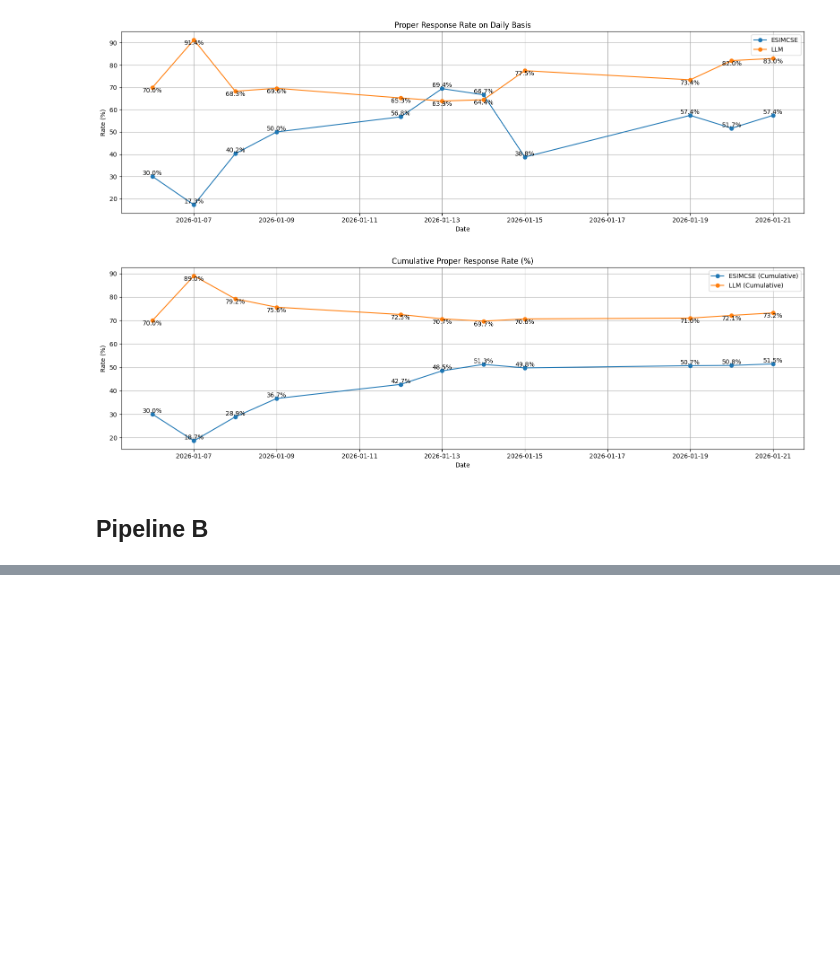
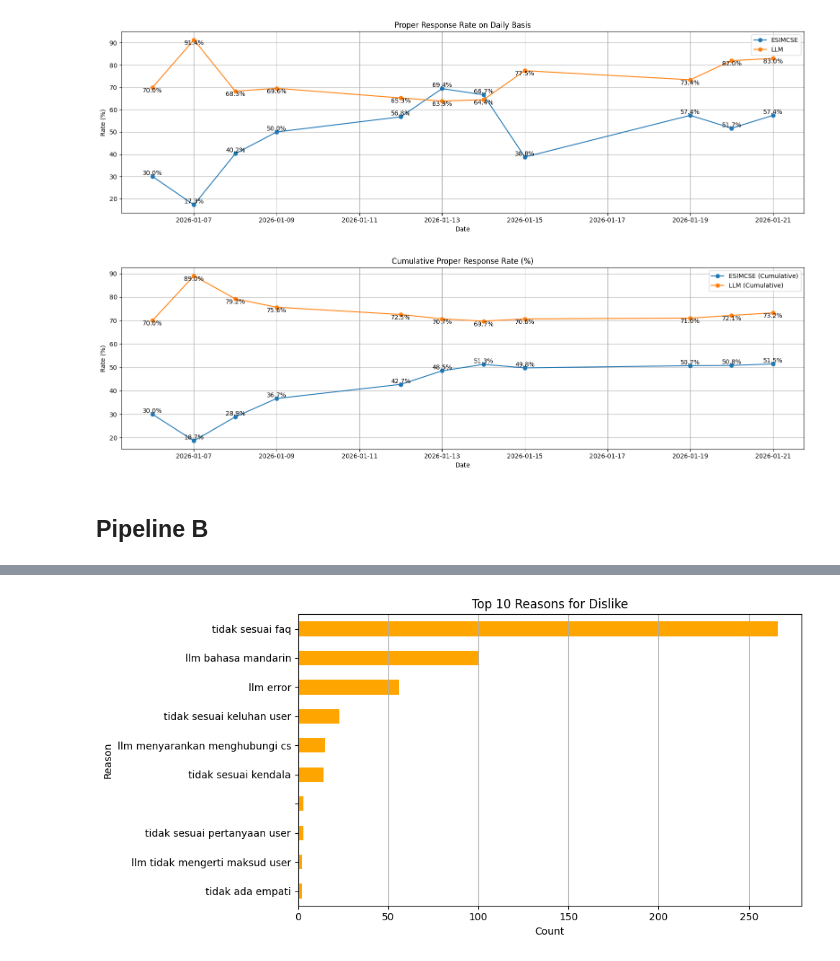
Before and after one commit to keisezrggx/ai_dashboard, a Jupyter notebook: backend/qc/read_llm_qc.ipynb, the cells around one changed output, grey strips where cells are left out. Drawn from its saved outputs; the diff is of its cells as text; code cells hidden in the pictures; blank space fills up the shorter version.

```diff
--- a/backend/qc/read_llm_qc.ipynb
+++ b/backend/qc/read_llm_qc.ipynb
@@ -385,0 +568,87 @@ plt.show()
+# %%
+import re
+import pandas as pd
+import matplotlib.pyplot as plt
+
+reason = df.loc[df['Result'] == 'Dislike'].copy()
+
+# basic clean
+s = (reason['LLM_dislike_reason']
+        .astype(str)
+        .str.lower()
+        .str.strip()
+        .str.replace(r'\s+', ' ', regex=True)
+    )
+
+# typo / normalisasi ringan (boleh tambah sesuai kebutuhan)
+s = (s
+     .str.replace(r'\beror\b', 'error', regex=True)
+     .str.replace(r'\bmandarin\b', 'mandarin', regex=True)  # placeholder kalau mau tambah typo lain
+    )
+
+reason['LLM_dislike_reason'] = s
+
+# aturan normalisasi kategori (lebih fleksibel)
+RULES = [
+
+    # --- bahasa mandarin ---
+    (r'\bbahasa\s+mandarin\b', 'llm bahasa mandarin'),
+
+    # --- error ---
+    (r'\beror\b', 'llm error'),
+    (r'\bllm\b.*\berror\b|\berror\b', 'llm error'),
+
+    # --- tidak sesuai faq ---
+    (r'(jawaban(\s+llm)?\s+)?tidak\s+sesuai(\s+dengan)?\s+faq', 'tidak sesuai faq'),
+
+    # --- tidak sesuai keluhan ---
+    (r'tidak\s+sesuai.*keluhan', 'tidak sesuai keluhan user'),
+
+    # --- tidak sesuai pertanyaan user ---
+    (r'tidak\s+sesuai.*pertanyaan', 'tidak sesuai pertanyaan user'),
+
+    # --- tidak sesuai kendala ---
+    (r'tidak\s+sesuai.*kendala', 'tidak sesuai kendala'),
+
+    # --- menyarankan hubungi cs ---
+    (r'menyarankan.*hubungi.*cs', 'llm menyarankan menghubungi cs'),
+    (r'menyarankan.*menghubungi.*cs', 'llm menyarankan menghubungi cs'),
+
+    # --- tidak mengerti maksud ---
+    (r'tidak\s+mengerti\s+maksud', 'llm tidak mengerti maksud user'),
+
+    # --- empati ---
+    (r'empaty', 'tidak ada empati'),
+    (r'tidak\s+ada\s+empati', 'tidak ada empati'),
+]
+
+def normalize_reason(t: str) -> str:
+    t = (t or "").strip().lower()
+    t = re.sub(r'\s+', ' ', t)
+
+    for pattern, label in RULES:
+        if re.search(pattern, t):
+            return label
+    return t
+
+reason['LLM_dislike_reason_clean'] = reason['LLM_dislike_reason'].apply(normalize_reason)
+
+# # cek apakah masih ada variasi yang “mengganggu” untuk kategori besar
+# print("Top raw:")
+# print(reason['LLM_dislike_reason'].value_counts().head(20), "\n")
+
+# print("Top cleaned:")
+# print(reason['LLM_dislike_reason_clean'].value_counts().head(20), "\n")
+
+# plot top 10 cleaned
+reason['LLM_dislike_reason_clean'].value_counts().head(10).sort_values().plot(
+    kind='barh', figsize=(10, 5), color='orange'
+)
+plt.title('Top 10 Reasons for Dislike')
+plt.xlabel('Count')
+plt.ylabel('Reason')
+plt.grid(axis='x')
+plt.tight_layout()
+plt.show()
+# %% [output]
+[figure, added]
```
Also changed, not shown: parts of 7 cells of this notebook, 14 other files.
